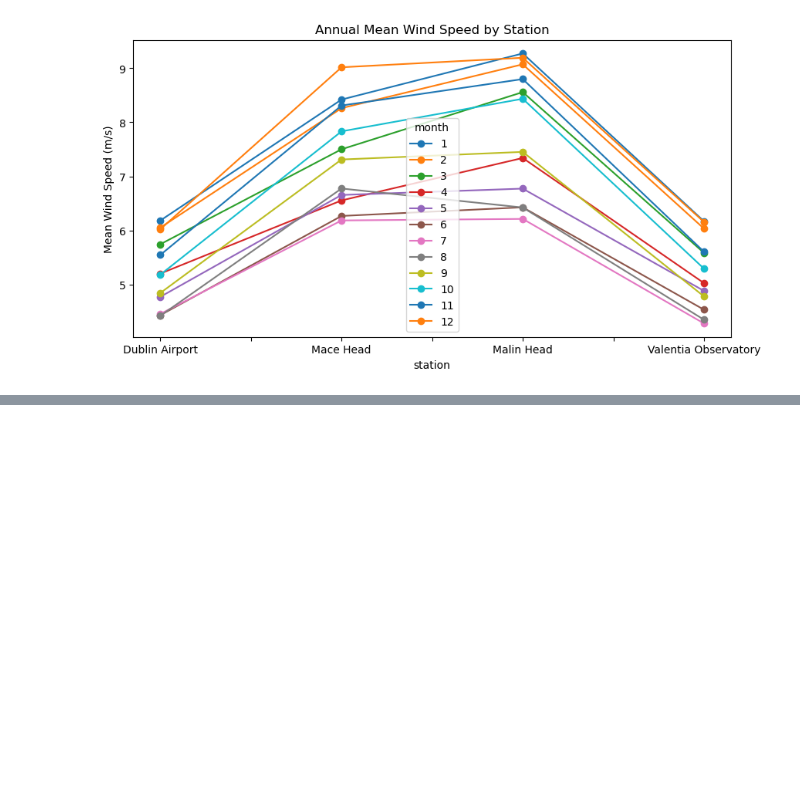
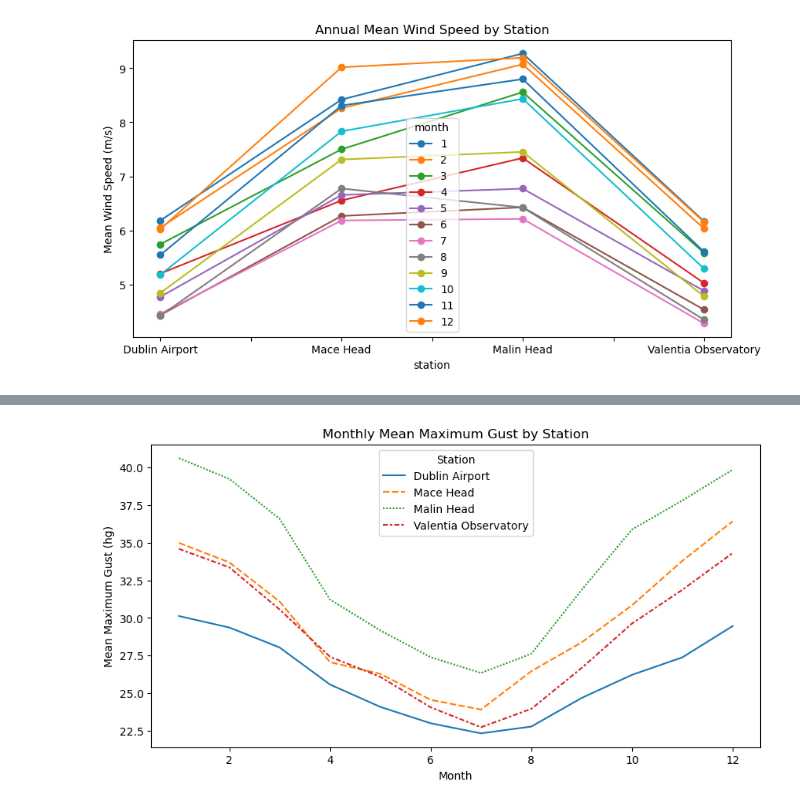
Before and after one commit to fin81985/PFDA-Project, a Jupyter notebook: wind_analysis.ipynb, the cells around one changed output, grey strips where cells are left out. Cells and saved outputs as stored; diff of their text form; code cells hidden in the pictures; blank space fills up the shorter version.

```diff
--- a/wind_analysis.ipynb
+++ b/wind_analysis.ipynb
@@ -307,0 +367,13 @@ plt.show()
+# %%
+
+
+# Plot monthly hg by station
+fig, ax = plt.subplots(figsize=(10,5))
+sns.lineplot(data=monthly_hg.T, ax=ax)  # Transpose to have months on x-axis
+plt.ylabel('Mean Maximum Gust (hg)')
+plt.xlabel('Month')
+plt.title('Monthly Mean Maximum Gust by Station')
+plt.legend(title='Station')
+plt.show()
+# %% [output]
+[figure, added]
```
Also changed, not shown: parts of 10 cells of this notebook.
